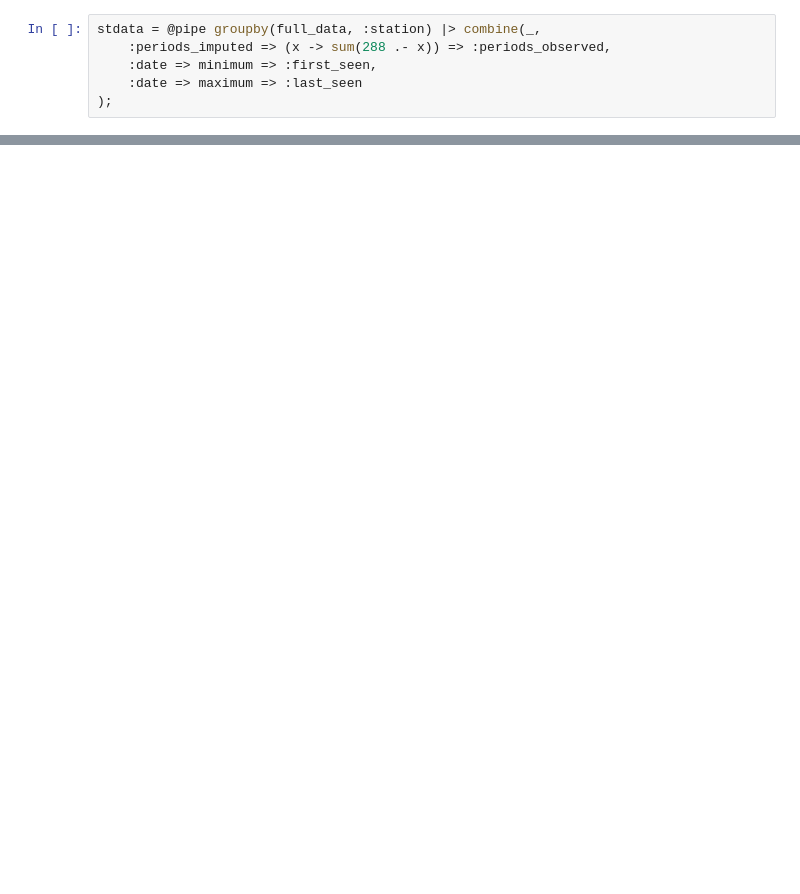
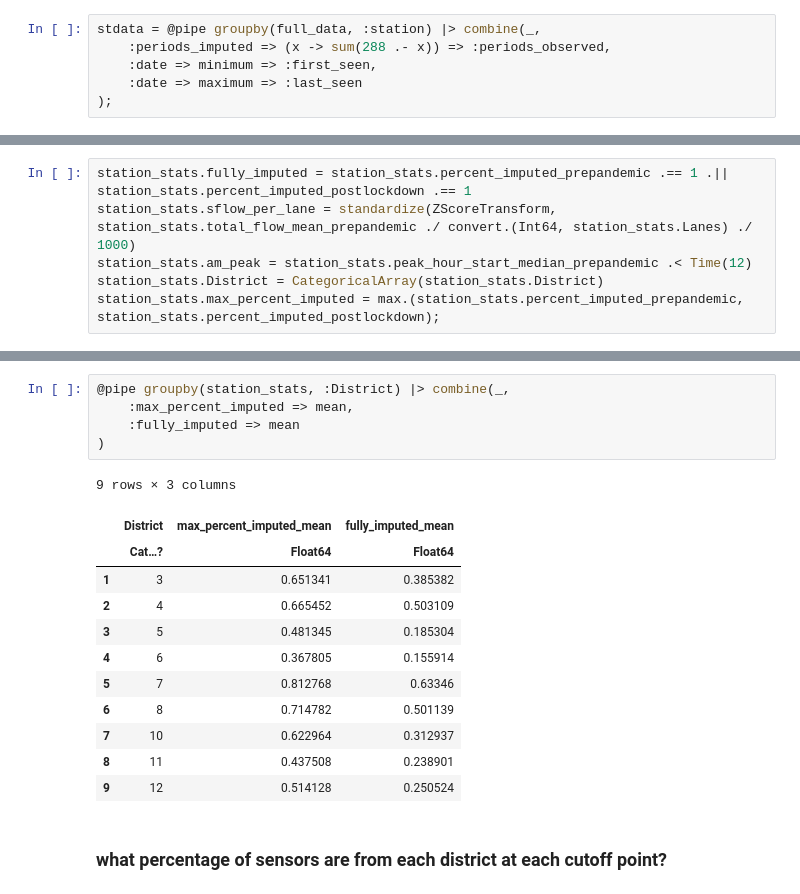
Before and after one commit to mattwigway/peak-spreading, a Jupyter notebook: notebooks/Entirely missing stations.ipynb, the cells around one changed output, grey strips where cells are left out. Drawn from its saved outputs; the diff is of its cells as text; blank space fills up the shorter version.

```diff
--- a/notebooks/Entirely missing stations.ipynb
+++ b/notebooks/Entirely missing stations.ipynb
@@ -62,0 +87,6 @@ unique(Dates.dayname.(unique(full_data.date)))
+# %%
+station_stats.fully_imputed = station_stats.percent_imputed_prepandemic .== 1 .|| station_stats.percent_imputed_postlockdown .== 1
+station_stats.sflow_per_lane = standardize(ZScoreTransform, station_stats.total_flow_mean_prepandemic ./ convert.(Int64, station_stats.Lanes) ./ 1000)
+station_stats.am_peak = station_stats.peak_hour_start_median_prepandemic .< Time(12)
+station_stats.District = CategoricalArray(station_stats.District)
+station_stats.max_percent_imputed = max.(station_stats.percent_imputed_prepandemic, station_stats.percent_imputed_postlockdown);
@@ -62,0 +177,20 @@ unique(Dates.dayname.(unique(full_data.date)))
+# %%
+@pipe groupby(station_stats, :District) |> combine(_,
+    :max_percent_imputed => mean,
+    :fully_imputed => mean
+)
+# %% [output]
+9 rows × 3 columns
+|  | District | max_percent_imputed_mean | fully_imputed_mean |
+|  | Cat…? | Float64 | Float64 |
+| 1 | 3 | 0.651341 | 0.385382 |
+| 2 | 4 | 0.665452 | 0.503109 |
+| 3 | 5 | 0.481345 | 0.185304 |
+| 4 | 6 | 0.367805 | 0.155914 |
+| 5 | 7 | 0.812768 | 0.63346 |
+| 6 | 8 | 0.714782 | 0.501139 |
+| 7 | 10 | 0.622964 | 0.312937 |
+| 8 | 11 | 0.437508 | 0.238901 |
+| 9 | 12 | 0.514128 | 0.250524 |
+# %% [markdown]
+### what percentage of sensors are from each district at each cutoff point?
```
Also changed, not shown: parts of 32 cells of this notebook.
